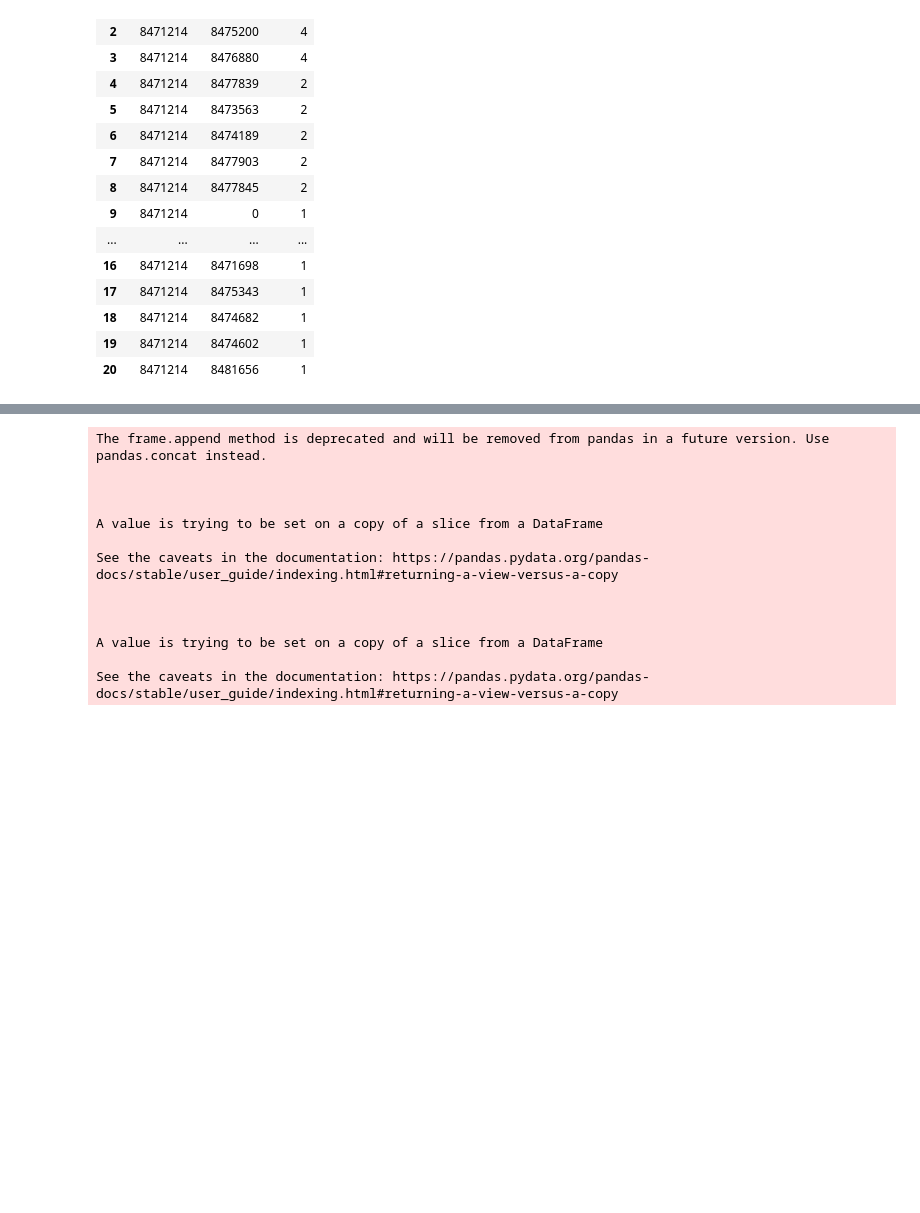
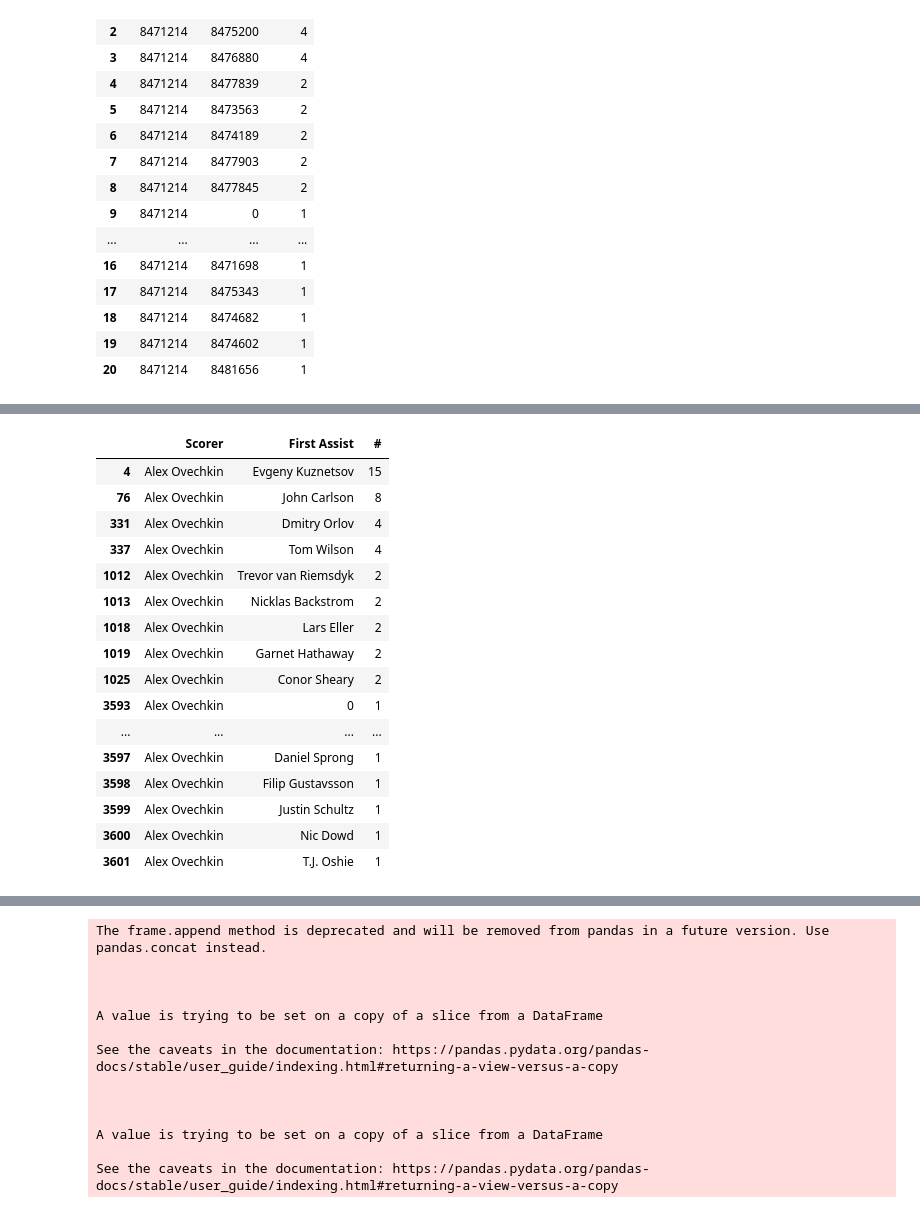
Before and after one commit to szonja126/NHL-Diplomamunka, a Jupyter notebook: readcsv.ipynb, the cells around one changed output, grey strips where cells are left out. Cells and saved outputs as stored; diff of their text form; code cells hidden in the pictures; blank space fills up the shorter version.

```diff
--- a/readcsv.ipynb
+++ b/readcsv.ipynb
@@ -358,3 +359,29 @@ assists
+# %%
+assists = events_df.loc[:,['player1Name','player2Name','eventType','periodType']]
+assists = assists[assists['periodType'] != 'SHOOTOUT']
+assists = assists[assists['eventType'].isin(['Goal'])]
+assists = assists.groupby(['player1Name', 'player2Name']).size().sort_values(ascending=False).reset_index(name='#')
+assists = assists[assists['player1Name'].isin(['Alex Ovechkin'])]
+assists = assists.rename(columns={"player1Name": "Scorer", 'player2Name':'First Assist'} )
+assists
+# %% [output]
+|  | Scorer | First Assist | # |
+| 4 | Alex Ovechkin | Evgeny Kuznetsov | 15 |
+| 76 | Alex Ovechkin | John Carlson | 8 |
+| 331 | Alex Ovechkin | Dmitry Orlov | 4 |
+| 337 | Alex Ovechkin | Tom Wilson | 4 |
+| 1012 | Alex Ovechkin | Trevor van Riemsdyk | 2 |
+| 1013 | Alex Ovechkin | Nicklas Backstrom | 2 |
+| 1018 | Alex Ovechkin | Lars Eller | 2 |
+| 1019 | Alex Ovechkin | Garnet Hathaway | 2 |
+| 1025 | Alex Ovechkin | Conor Sheary | 2 |
+| 3593 | Alex Ovechkin | 0 | 1 |
+| ... | ... | ... | ... |
+| 3597 | Alex Ovechkin | Daniel Sprong | 1 |
+| 3598 | Alex Ovechkin | Filip Gustavsson | 1 |
+| 3599 | Alex Ovechkin | Justin Schultz | 1 |
+| 3600 | Alex Ovechkin | Nic Dowd | 1 |
+| 3601 | Alex Ovechkin | T.J. Oshie | 1 |
 # %%
 import plotly.offline as py
 py.init_notebook_mode(connected=True)
```
Also changed, not shown: parts of 11 cells of this notebook.
